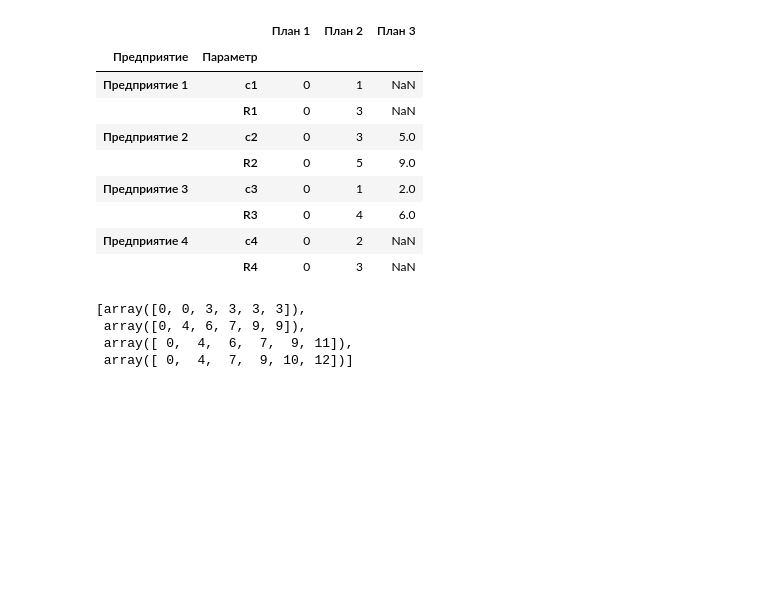
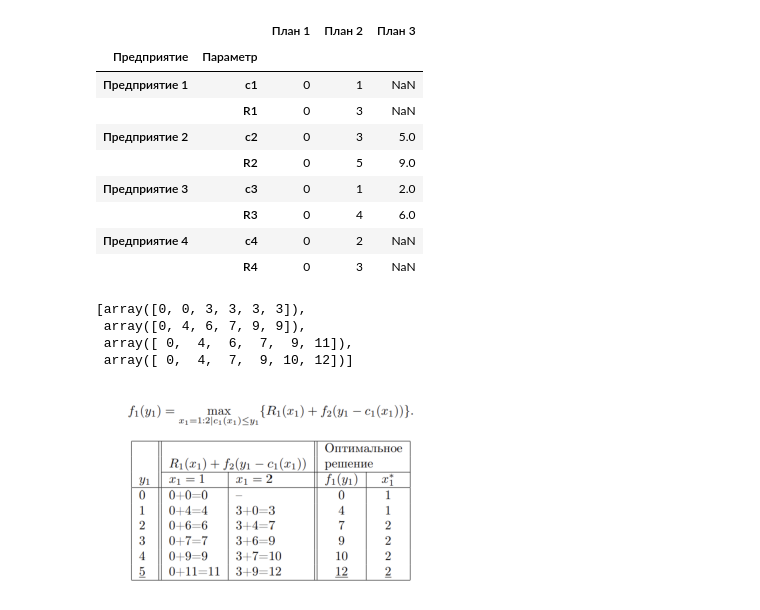
Before and after one commit to georgechaikin/dynamic-tasks, a Jupyter notebook: presentation.ipynb, the cells around one changed output. Drawn from its saved outputs; the diff is of its cells as text; code cells hidden in the pictures; blank space fills up the shorter version.

Commit message:
presentation ipynb file was modified

```diff
--- a/presentation.ipynb
+++ b/presentation.ipynb
@@ -114,3 +106,14 @@ values
  array([0, 4, 6, 7, 9, 9]),
  array([ 0,  4,  6,  7,  9, 11]),
  array([ 0,  4,  7,  9, 10, 12])]
+# %%
+import cv2
+import os
+import matplotlib.pyplot as plt
+
+img = cv2.imread(os.path.join('data', 'presentation_image(3).png'))
+plt.imshow(img[:,:,::-1])
+plt.axis(False)
+print()
+# %% [output]
+[figure, added]
```
Also changed, not shown: parts of 12 cells of this notebook.
